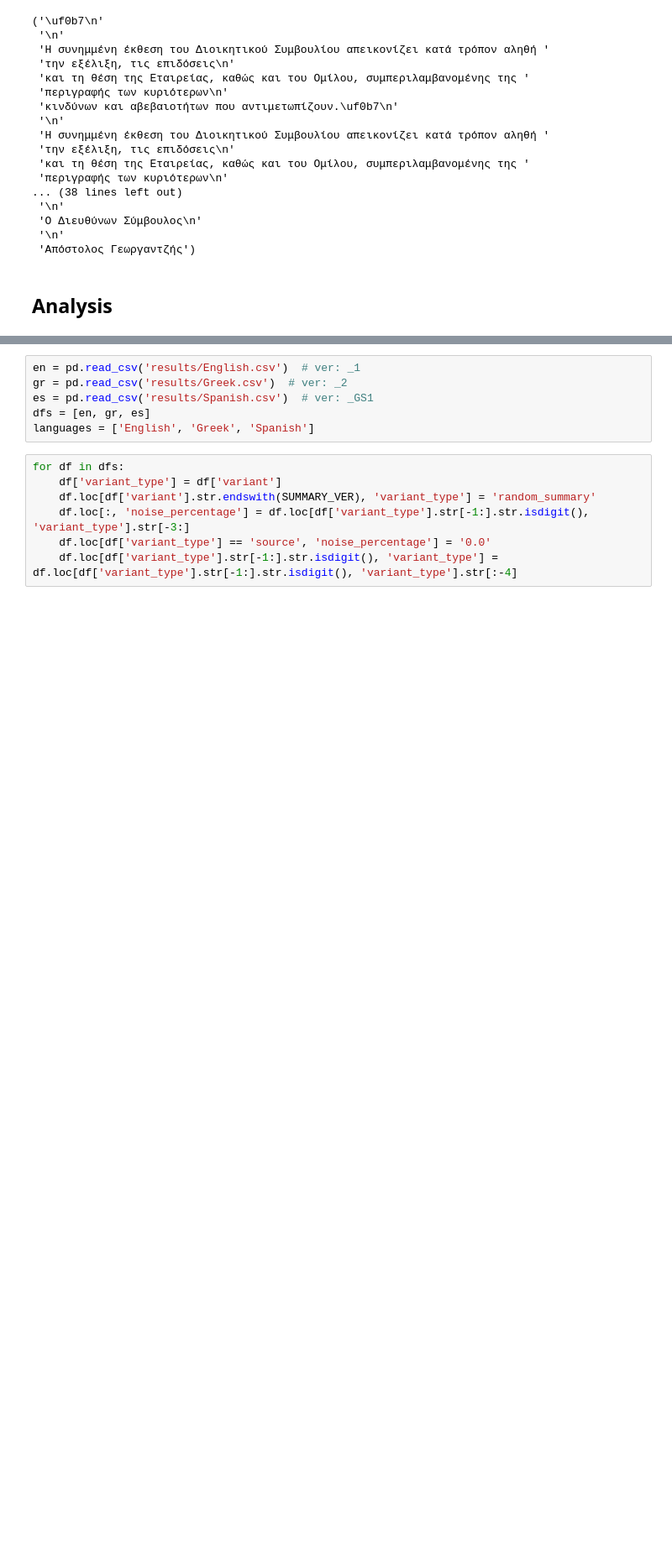
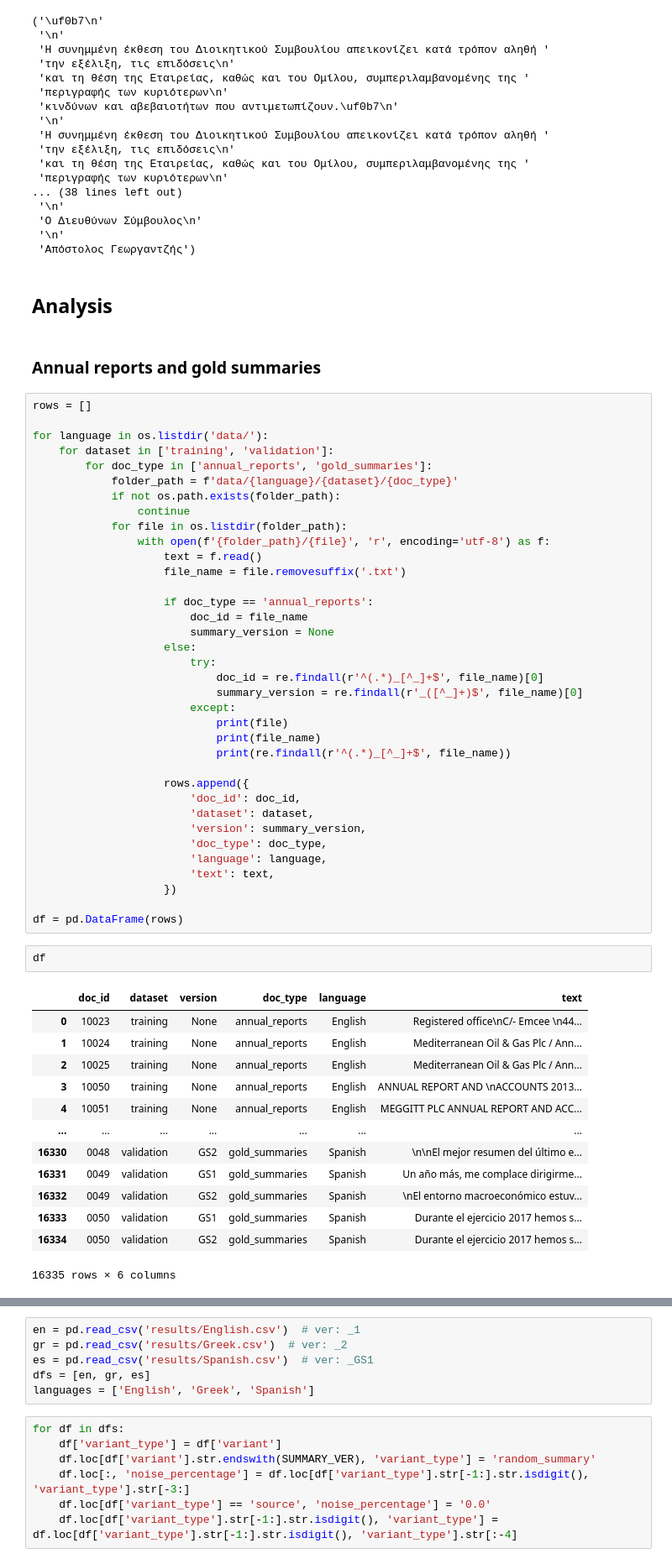
Before and after one commit to stefsyrsiri/financial-summarization-meta-evaluation, a Jupyter notebook: analysis.ipynb, the cells around one changed output, grey strips where cells are left out. Shown at 84% size. Drawn from its saved outputs; the diff is of its cells as text; blank space fills up the shorter version.

Commit message:
extended the report

```diff
--- a/analysis.ipynb
+++ b/analysis.ipynb
@@ -346,3 +347,57 @@ pprint(corruptor2.repeat_sentence())
  'Απόστολος Γεωργαντζής')
 # %% [markdown]
 ## Analysis
+# %% [markdown]
+### Annual reports and gold summaries
+# %%
+rows = []
+
+for language in os.listdir('data/'):
+    for dataset in ['training', 'validation']:
+        for doc_type in ['annual_reports', 'gold_summaries']:
+            folder_path = f'data/{language}/{dataset}/{doc_type}'
+            if not os.path.exists(folder_path):
+                continue
+            for file in os.listdir(folder_path):
+                with open(f'{folder_path}/{file}', 'r', encoding='utf-8') as f:
+                    text = f.read()
+                    file_name = file.removesuffix('.txt')
+
+                    if doc_type == 'annual_reports':
+                        doc_id = file_name
+                        summary_version = None
+                    else:
+                        try:
+                            doc_id = re.findall(r'^(.*)_[^_]+$', file_name)[0]
+                            summary_version = re.findall(r'_([^_]+)$', file_name)[0]
+                        except:
+                            print(file)
+                            print(file_name)
+                            print(re.findall(r'^(.*)_[^_]+$', file_name))
+
+                    rows.append({
+                        'doc_id': doc_id,
+                        'dataset': dataset,
+                        'version': summary_version,
+                        'doc_type': doc_type,
+                        'language': language,
+                        'text': text,
+                    })
+
+df = pd.DataFrame(rows)
+# %%
+df
+# %% [output]
+|  | doc_id | dataset | version | doc_type | language | text |
+| 0 | 10023 | training | None | annual_reports | English | Registered office\nC/- Emcee \n44... |
+| 1 | 10024 | training | None | annual_reports | English | Mediterranean Oil & Gas Plc / Ann... |
+| 2 | 10025 | training | None | annual_reports | English | Mediterranean Oil & Gas Plc / Ann... |
+| 3 | 10050 | training | None | annual_reports | English | ANNUAL REPORT AND \nACCOUNTS 2013... |
+| 4 | 10051 | training | None | annual_reports | English | MEGGITT PLC ANNUAL REPORT AND ACC... |
+| ... | ... | ... | ... | ... | ... | ... |
+| 16330 | 0048 | validation | GS2 | gold_summaries | Spanish | \n\nEl mejor resumen del último e... |
+| 16331 | 0049 | validation | GS1 | gold_summaries | Spanish | Un año más, me complace dirigirme... |
+| 16332 | 0049 | validation | GS2 | gold_summaries | Spanish | \nEl entorno macroeconómico estuv... |
+| 16333 | 0050 | validation | GS1 | gold_summaries | Spanish | Durante el ejercicio 2017 hemos s... |
+| 16334 | 0050 | validation | GS2 | gold_summaries | Spanish | Durante el ejercicio 2017 hemos s... |
+16335 rows × 6 columns
```
Also changed, not shown: parts of 14 cells of this notebook, 1 other file.
